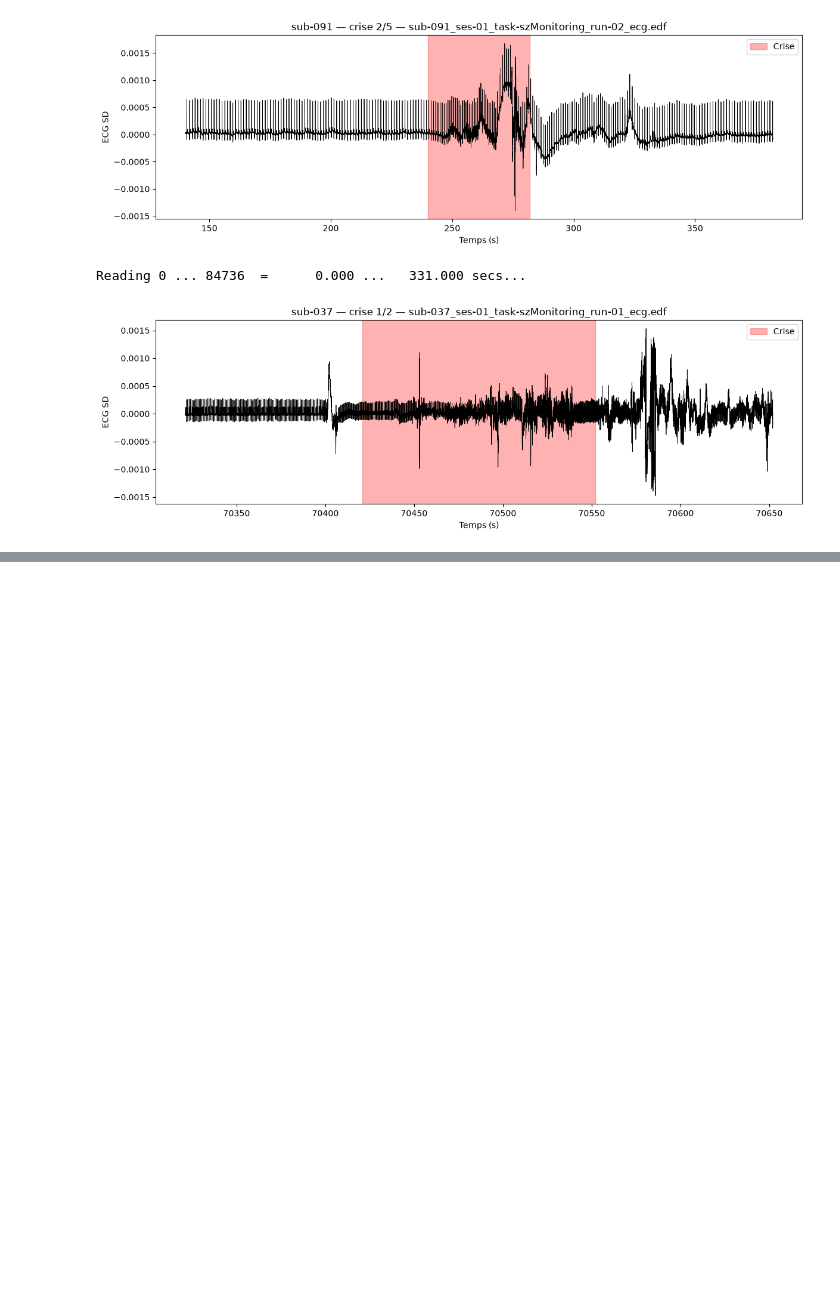
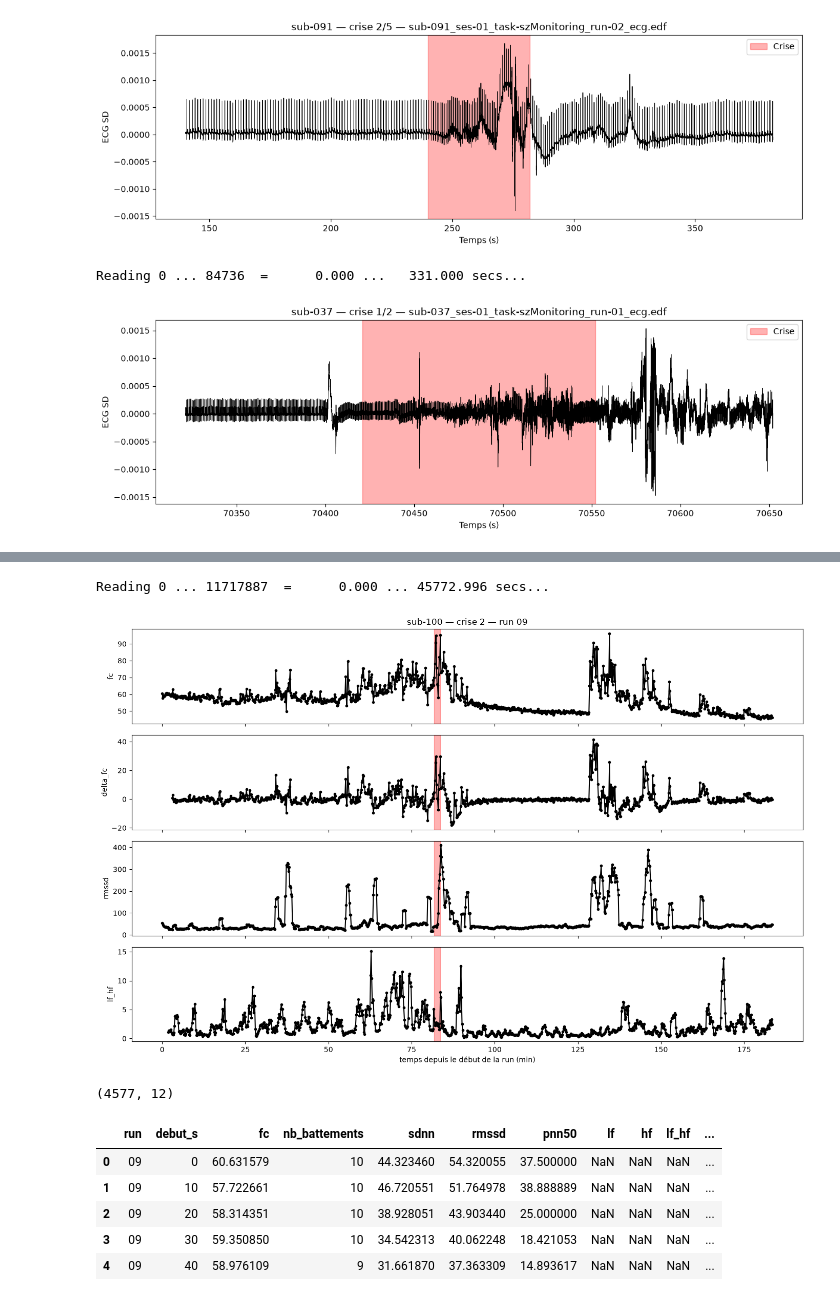
Before and after one commit to Liti222/Projet-cardio-DESU, a Jupyter notebook: Projet cardio.ipynb, the cells around one changed output, grey strips where cells are left out. Saved outputs shown, nothing was run; the diff lists cells and outputs as text; code cells hidden in the pictures; blank space fills up the shorter version.

```diff
--- a/Projet cardio.ipynb
+++ b/Projet cardio.ipynb
@@ -129,0 +479,43 @@ Reading 0 ... 84736  =      0.000 ...   331.000 secs...
+# %%
+def tracer_features_crise(patient, numero=0, marge_min=10):
+    """Calcule les features de la run qui contient la crise, et les trace autour de la crise."""
+    crises_patient = liste_crises(patient)
+    crise = crises_patient.iloc[numero]
+    tsv = crise["fichier_tsv"]
+    crises_run = crises_patient[crises_patient["fichier_tsv"] == tsv]
+    df = features_run(tsv, crises_run)
+    if len(df) == 0:
+        print("Pas d'ECG pour cette run")
+        return df
+
+    # On garde seulement +/- marge_min minutes autour de la crise
+    zoom = df[(df["debut_s"] > crise["debut"] - marge_min * 60) &
+              (df["debut_s"] < crise["debut"] + crise["duree"] + marge_min * 60)]
+    temps_min = zoom["debut_s"] / 60
+
+    colonnes = ["fc", "delta_fc", "rmssd", "lf_hf"]
+    fig, axes = plt.subplots(len(colonnes), 1, figsize=(14, 9), sharex=True)
+    for ax, col in zip(axes, colonnes):
+        ax.plot(temps_min, zoom[col], color="black", marker=".")
+        ax.axvspan(crise["debut"] / 60, (crise["debut"] + crise["duree"]) / 60, color="red", alpha=0.3)
+        ax.set_ylabel(col)
+    axes[0].set_title(f"{patient} — crise {numero + 1} — run {df['run'].iloc[0]}")
+    axes[-1].set_xlabel("temps depuis le début de la run (min)")
+    plt.tight_layout()
+    plt.show()
+    return df
+
+
+df_test = tracer_features_crise("sub-100", numero=1, marge_min=100)
+print(df_test.shape)
+df_test.head()
+# %% [output]
+Reading 0 ... 11717887  =      0.000 ... 45772.996 secs...
+[figure, added]
+(4577, 12)
+|  | run | debut_s | fc | nb_battements | sdnn | rmssd | pnn50 | lf | hf | lf_hf | ... |
+| 0 | 09 | 0 | 60.631579 | 10 | 44.323460 | 54.320055 | 37.500000 | NaN | NaN | NaN | ... |
+| 1 | 09 | 10 | 57.722661 | 10 | 46.720551 | 51.764978 | 38.888889 | NaN | NaN | NaN | ... |
+| 2 | 09 | 20 | 58.314351 | 10 | 38.928051 | 43.903440 | 25.000000 | NaN | NaN | NaN | ... |
+| 3 | 09 | 30 | 59.350850 | 10 | 34.542313 | 40.062248 | 18.421053 | NaN | NaN | NaN | ... |
+| 4 | 09 | 40 | 58.976109 | 9 | 31.661870 | 37.363309 | 14.893617 | NaN | NaN | NaN | ... |
```
Also changed, not shown: parts of 12 cells of this notebook, 1 other file.
